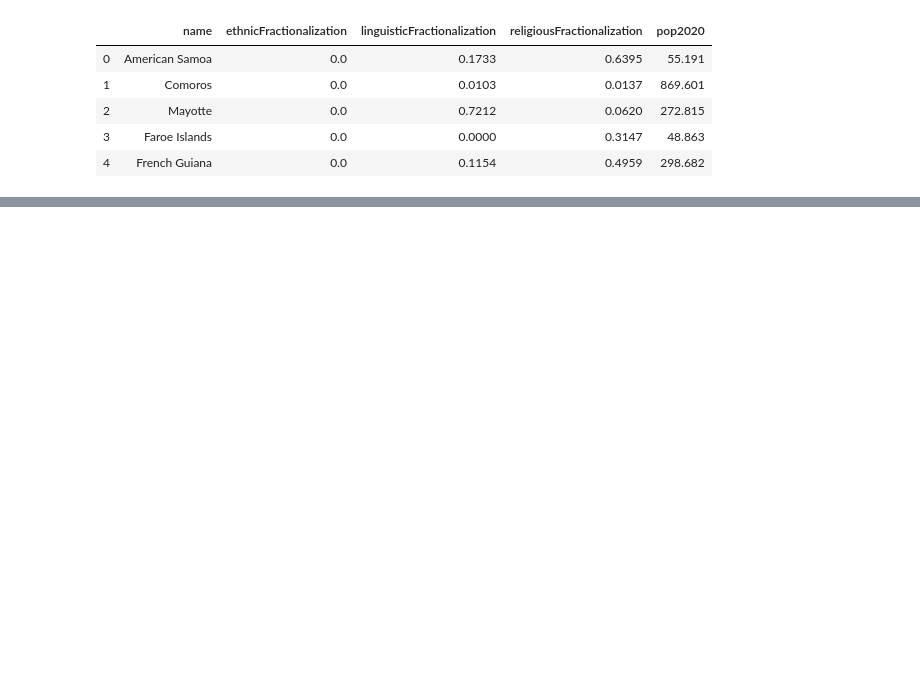
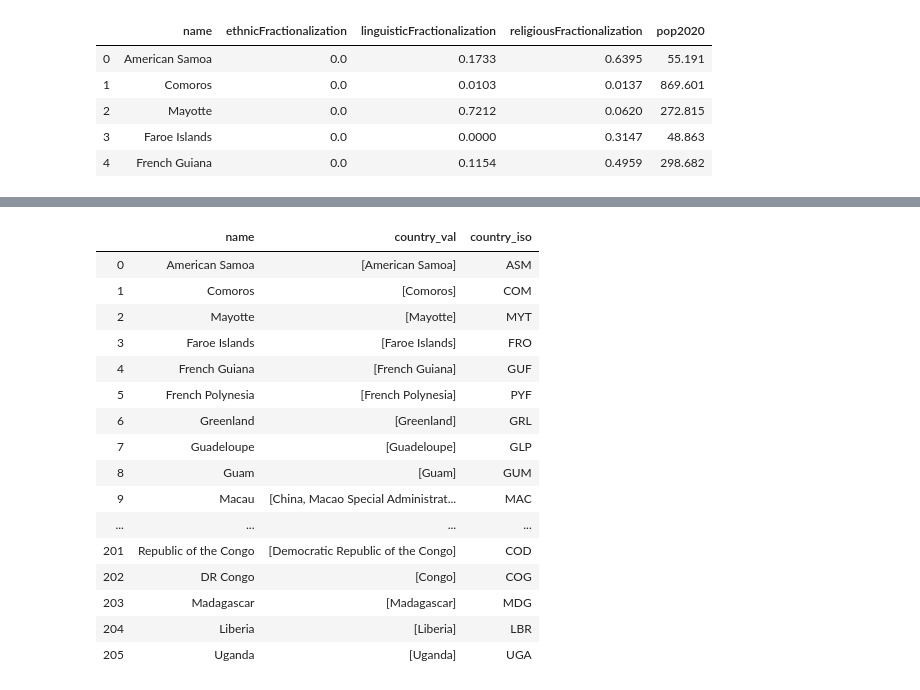
Before and after one commit to MissFacetious/Innovation, a Jupyter notebook: data_integration/diversity_conversion.ipynb, the cells around one changed output, grey strips where cells are left out. Saved outputs shown, nothing was run; the diff lists cells and outputs as text; code cells hidden in the pictures; blank space fills up the shorter version.

```diff
--- a/data_integration/diversity_conversion.ipynb
+++ b/data_integration/diversity_conversion.ipynb
@@ -33,0 +40,10 @@ df.loc[195, 'country_iso'] = 'CIV'
+# %%
+df.loc[22, 'country_iso'] = 'PRK'
+df.loc[34, 'country_iso'] = 'HKG'
+df.loc[48, 'country_iso'] = 'GBR'
+df.loc[121, 'country_iso'] = 'VEN'
+df.loc[126, 'country_iso'] = 'LAO'
+df.loc[135, 'country_iso'] = 'MDA'
+df.loc[178, 'country_iso'] = 'TZA'
+df.loc[181, 'country_iso'] = 'BOL'
+df.loc[195, 'country_iso'] = 'CIV'
@@ -34,3 +61,34 @@ df.loc[195, 'country_iso'] = 'CIV'
+# %%
+df.loc[9, 'country_iso'] = 'MAC'
+df.loc[24, 'country_iso'] = 'KOR'
+df.loc[76, 'country_iso'] = 'RUS'
+df.loc[83, 'country_iso'] = 'TWN'
+df.loc[90, 'country_iso'] = 'CZE'
+df.loc[129, 'country_iso'] = 'SYR'
+df.loc[131, 'country_iso'] = 'BRN'
+df.loc[160, 'country_iso'] = 'IRN'
+df.loc[168, 'country_iso'] = 'FSM'
+# %%
+df['country_val'] = [countries[countries['ISO3166-1-Alpha-3']==x]['official_name_en'].to_list() for x in df['country_iso']]
+df[df['name']!=df['country_val']][['name', 'country_val', 'country_iso']]
+# %% [output]
+|  | name | country_val | country_iso |
+| 0 | American Samoa | [American Samoa] | ASM |
+| 1 | Comoros | [Comoros] | COM |
+| 2 | Mayotte | [Mayotte] | MYT |
+| 3 | Faroe Islands | [Faroe Islands] | FRO |
+| 4 | French Guiana | [French Guiana] | GUF |
+| 5 | French Polynesia | [French Polynesia] | PYF |
+| 6 | Greenland | [Greenland] | GRL |
+| 7 | Guadeloupe | [Guadeloupe] | GLP |
+| 8 | Guam | [Guam] | GUM |
+| 9 | Macau | [China, Macao Special Administrat... | MAC |
+| ... | ... | ... | ... |
+| 201 | Republic of the Congo | [Democratic Republic of the Congo] | COD |
+| 202 | DR Congo | [Congo] | COG |
+| 203 | Madagascar | [Madagascar] | MDG |
+| 204 | Liberia | [Liberia] | LBR |
+| 205 | Uganda | [Uganda] | UGA |
 # %%
 df.drop(columns=['name', 'pop2020'], inplace=True)
 # %%
```
Also changed, not shown: parts of 7 cells of this notebook, 9 other files.
